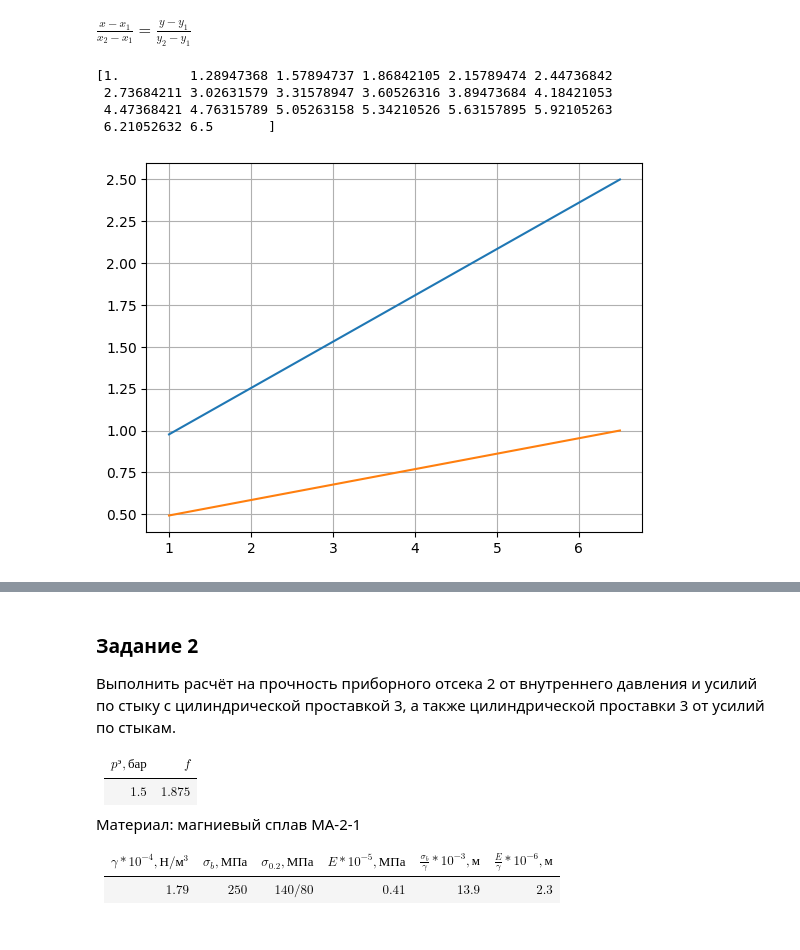
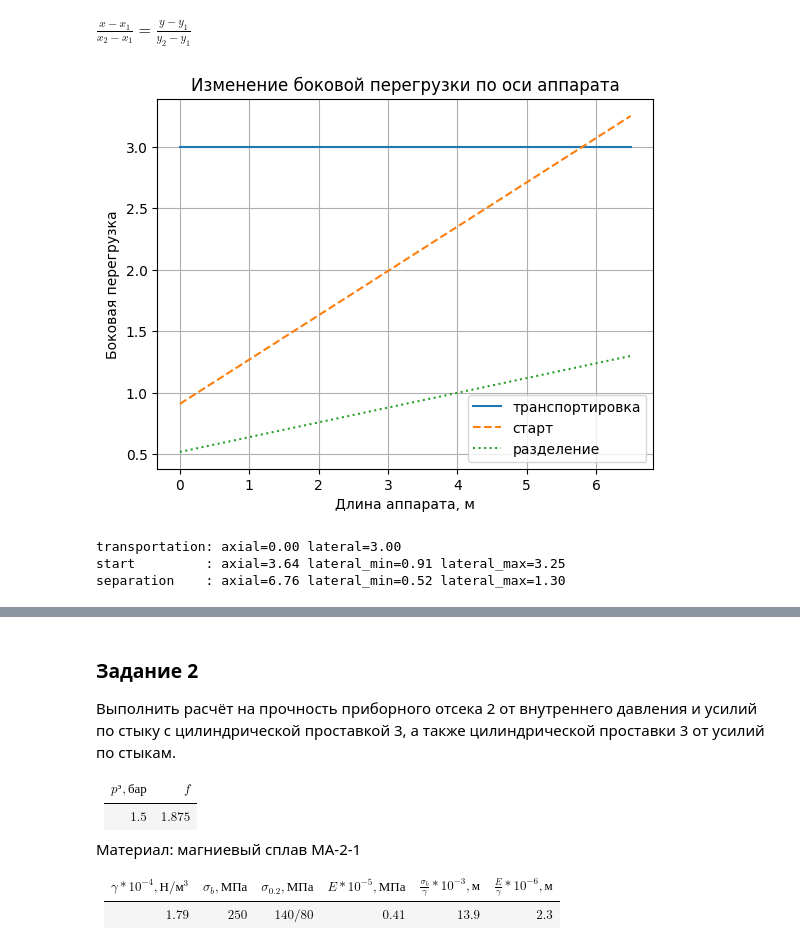
Before and after one commit to maleksjuk/MAI, a Jupyter notebook: 4course_8semester_2023/UIRS/solution.ipynb, the cells around one changed output, grey strips where cells are left out. Saved outputs shown, nothing was run; the diff lists cells and outputs as text; code cells hidden in the pictures.

```diff
--- a/4course_8semester_2023/UIRS/solution.ipynb
+++ b/4course_8semester_2023/UIRS/solution.ipynb
@@ -30,7 +31,7 @@ class Vehicle:
 
     # Ручные расчёты сечений и координат
     block_in_section = [0, 0, 1, 1, 2, 2, 3, 3, 4, 5, 6, 7, 7]
-    section_local_diameter = [1.6, 1.6, 1.6, 1.6, 1.6, 1.6, 1.6, 2.4, 2.4, 2.4, 2.4, 2.4, 3.0]
+    section_local_diameter = [1.8, 1.8, 1.8, 1.8, 1.8, 1.8, 2.0909, 2.3455, 2.6, 2.6, 2.6, 2.8, 3.0]
     section_local_size = [0, 0.7, 0.6, 0.6, 0.3, 0.3, 0.4, 0.35, 0.35, 0.8, 0.7, 0.7, 0.7]
     section_global_size = [6.5, 5.8, 5.2, 4.6, 4.3, 4.0, 3.6, 3.25, 2.9, 2.1, 1.4, 0.7, 0]
 
@@ -75,7 +76,7 @@ class Overload:
             overload1 = self.lateral_max
             overload2 = self.lateral_min
             local_lateral = (height - height1) * (overload2 - overload1) / (height2 - height1) + overload1
-            return local_lateral
+            return self.get_design(local_lateral)
         else:
             return self.get_design(self.lateral)
 # %% [markdown]
@@ -87,30 +88,34 @@ separation = Overload(axial=5.2, lateral_max=1.0, lateral_min=0.4, f=1.3)
 # %%
 start.set_height_list(Vehicle.section_global_size)
 separation.set_height_list(Vehicle.section_global_size)
-# %%
-x = np.linspace(1, np.max(Vehicle.section_global_size), 20)
-print(x)
-y_start = []
-y_sep = []
-for i in x:
-    item_start = start.get_design_lateral(height=i)
-    item_sep = separation.get_design_lateral(height=i)
-    # print(f'{i} -> {item_start:5.2f} / {item_sep:5.2f}')
-    y_start.append(item_start)
-    y_sep.append(item_sep)
-
-
-# y_start = [start.get_design_lateral(i) for i in range(len(Vehicle.section_global_size))]
-# y_sep = [separation.get_design_lateral(i) for i in range(len(Vehicle.section_global_size))]
-plt.plot(x, y_start)
-plt.plot(x, y_sep)
-plt.grid()
-# %% [output]
-[1.         1.28947368 1.57894737 1.86842105 2.15789474 2.44736842
- 2.73684211 3.02631579 3.31578947 3.60526316 3.89473684 4.18421053
- 4.47368421 4.76315789 5.05263158 5.34210526 5.63157895 5.92105263
- 6.21052632 6.5       ]
-[figure, removed]
+# %%
+x = np.linspace(0, np.max(Vehicle.section_global_size), 20)
+
+y_trans = [transportation.get_design_lateral(height=i) for i in x]
+y_start = [start.get_design_lateral(height=i) for i in x]
+y_sep = [separation.get_design_lateral(height=i) for i in x]
+
+plt.title('Изменение боковой перегрузки по оси аппарата')
+
+plt.plot(x, y_trans, '-', label='транспортировка')
+plt.plot(x, y_start, '--', label='старт')
+plt.plot(x, y_sep, ':', label='разделение')
+
+plt.ylabel('Боковая перегрузка')
+plt.xlabel('Длина аппарата, м')
+
+plt.legend()
+plt.grid()
+# %% [output]
+[figure, added]
+# %%
+print(f'transportation: axial={transportation.get_design_axial():.2f} lateral={transportation.get_design_lateral():.2f}')
+print(f'start         : axial={start.get_design_axial():.2f} lateral_min={start.get_design_lateral(12):.2f} lateral_max={start.get_design_lateral(0):.2f}')
+print(f'separation    : axial={separation.get_design_axial():.2f} lateral_min={separation.get_design_lateral(12):.2f} lateral_max={separation.get_design_lateral(0):.2f}')
+# %% [output]
+transportation: axial=0.00 lateral=3.00
+start         : axial=3.64 lateral_min=0.91 lateral_max=3.25
+separation    : axial=6.76 lateral_min=0.52 lateral_max=1.30
 # %%
 def draw_graph(x, y, x_label=None, y_label=None, title=None):
     fig, ax = plt.subplots()
```
Also changed, not shown: parts of 49 cells of this notebook, 1 other file.
